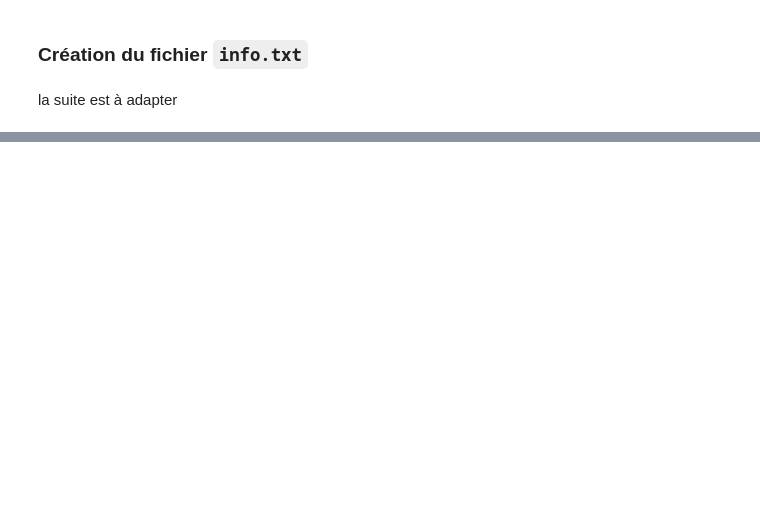
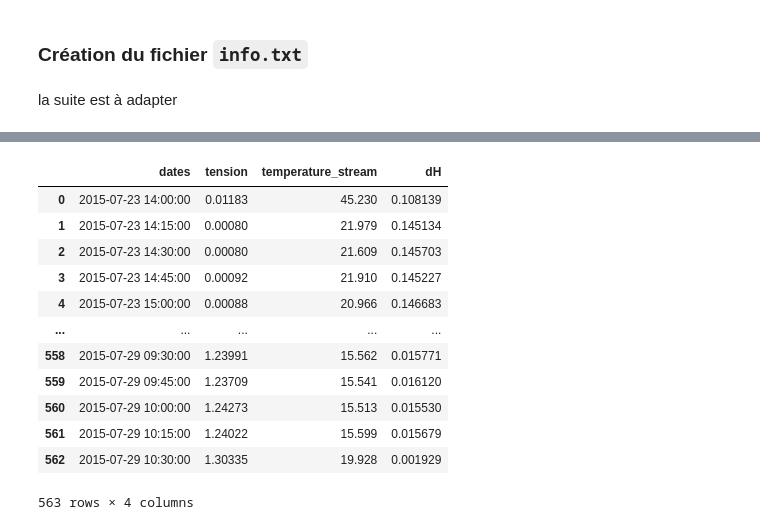
Before and after one commit to Lauredesorgues/MOLONARI_projet_3-, a Jupyter notebook: traitement_data_molonari_12-10_Lise.ipynb, the cells around one changed output, grey strips where cells are left out. Cells and saved outputs as stored; diff of their text form; code cells hidden in the pictures; blank space fills up the shorter version.

```diff
--- a/traitement_data_molonari_12-10_Lise.ipynb
+++ b/traitement_data_molonari_12-10_Lise.ipynb
@@ -205,4 +205,30 @@ Temp_profondeur_52    0
 dtype: int64
+# %%
+for point in data:
+    k0 = float(point['intercept'])
+    k1 = float(point['dU/dH'])
+    k2 = float(point['dU/dT'])
+
+    # Calcul de la colonne 'dH' en utilisant la formule H = 1/k1 * (U - k0 - k2 * T)
+    U = point['pression']['tension'].astype(float)
+    T = point['pression']['temperature_stream'].astype(float)
+    point['pression']['dH'] = (1 / k1) * (U - k0 - k2 * T)
+
+data[0]['pression']
+# %% [output]
+|  | dates | tension | temperature_stream | dH |
+| 0 | 2015-07-23 14:00:00 | 0.01183 | 45.230 | 0.108139 |
+| 1 | 2015-07-23 14:15:00 | 0.00080 | 21.979 | 0.145134 |
+| 2 | 2015-07-23 14:30:00 | 0.00080 | 21.609 | 0.145703 |
+| 3 | 2015-07-23 14:45:00 | 0.00092 | 21.910 | 0.145227 |
+| 4 | 2015-07-23 15:00:00 | 0.00088 | 20.966 | 0.146683 |
+| ... | ... | ... | ... | ... |
+| 558 | 2015-07-29 09:30:00 | 1.23991 | 15.562 | 0.015771 |
+| 559 | 2015-07-29 09:45:00 | 1.23709 | 15.541 | 0.016120 |
+| 560 | 2015-07-29 10:00:00 | 1.24273 | 15.513 | 0.015530 |
+| 561 | 2015-07-29 10:15:00 | 1.24022 | 15.599 | 0.015679 |
+| 562 | 2015-07-29 10:30:00 | 1.30335 | 19.928 | 0.001929 |
+563 rows × 4 columns
 # %%
 from scipy import stats
 # Traiter chaque colonne sauf la colonne des dates
```
Also changed, not shown: parts of 13 cells of this notebook, 3 other files.
